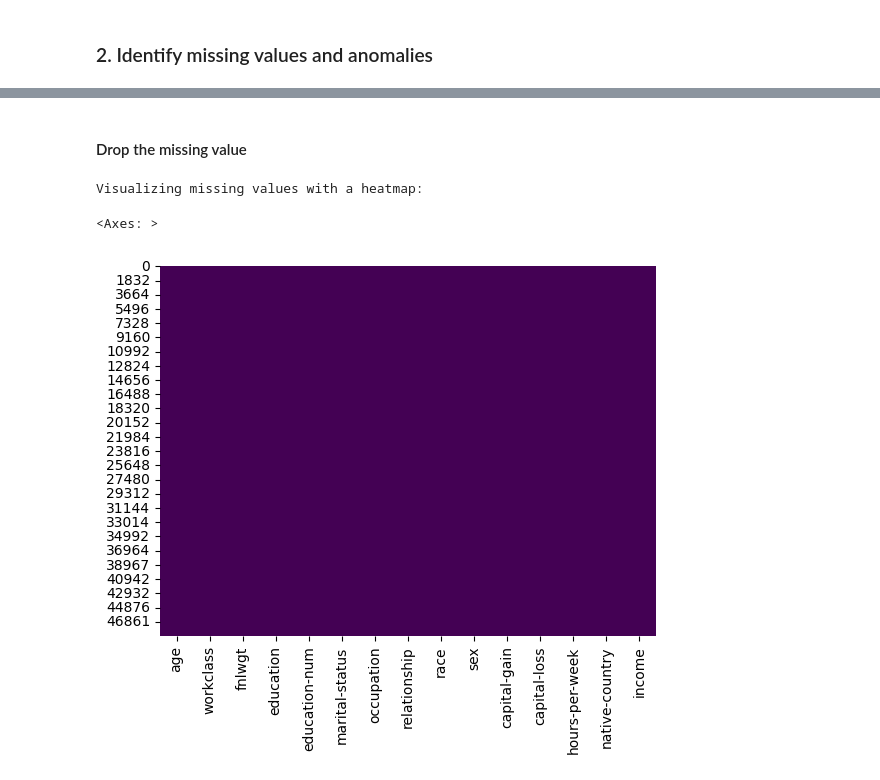
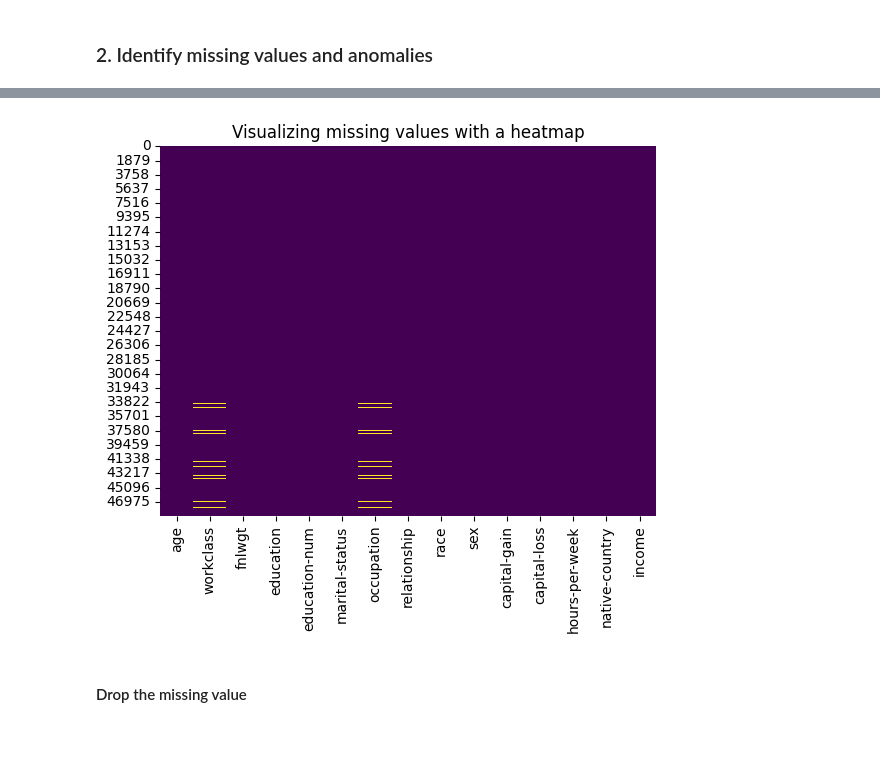
Before and after one commit to VisaHuy/Salary-Prediction-Project, a Jupyter notebook: notebooks/Salary_Prediction.ipynb, the cells around one changed output, grey strips where cells are left out. Drawn from its saved outputs; the diff is of its cells as text; code cells hidden in the pictures; blank space fills up the shorter version.

```diff
--- a/notebooks/Salary_Prediction.ipynb
+++ b/notebooks/Salary_Prediction.ipynb
@@ -115,13 +121,10 @@ Series([], dtype: str)
+# %%
+sns.heatmap(df.isna(), cbar=False, cmap='viridis')
+plt.title("Visualizing missing values with a heatmap")
+plt.show()
+# %% [output]
+[figure, new version]
 # %% [markdown]
 #### Drop the missing value
 # %%
 df.dropna(inplace=True)
-# %%
-import seaborn as sns
-import matplotlib.pyplot as plt
-print("Visualizing missing values with a heatmap:")
-sns.heatmap(df.isna(), cbar=False, cmap='viridis')
-# %% [output]
-Visualizing missing values with a heatmap:
-<Axes: >
-[figure, old version]
```
Also changed, not shown: parts of 38 cells of this notebook, 1 other file.
